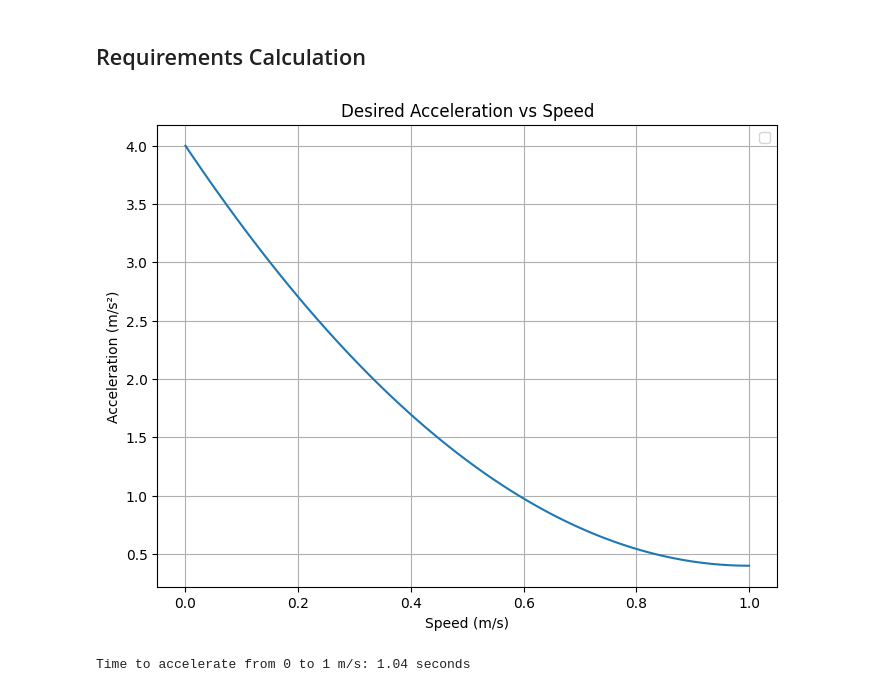
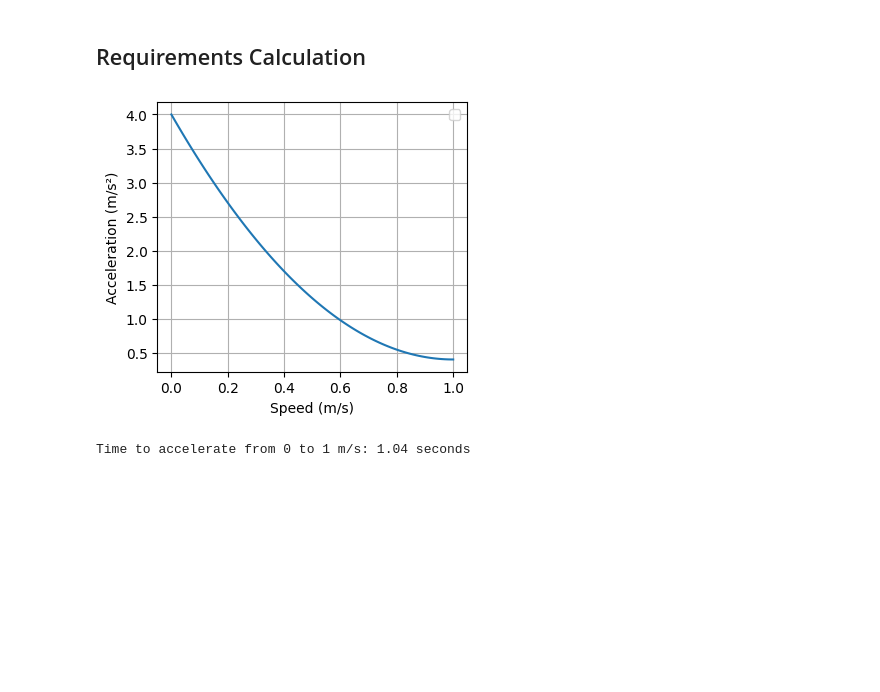
Before and after one commit to Loneli999/WALT, a Jupyter notebook: Electrical_Design/Performance_Analysis/Motor_Performance_Analysis.ipynb, the cells around one changed output. Saved outputs shown, nothing was run; the diff lists cells and outputs as text; code cells hidden in the pictures; blank space fills up the shorter version.

```diff
--- a/Electrical_Design/Performance_Analysis/Motor_Performance_Analysis.ipynb
+++ b/Electrical_Design/Performance_Analysis/Motor_Performance_Analysis.ipynb
@@ -20,25 +20,25 @@ g = 9.81
 # %%
 speeds = np.linspace(0, max_speed, 100)
 
 # Calculate desired acceleration for each speed
 def acceleration(speed):
     """Acceleration profile as a function of speed."""
     return 0.9 * max_acceleration * (1 - (speed / max_speed))**2 + 0.1 * max_acceleration
 
 
 accelerations = acceleration(speeds)
 
 # Plot the curve
-plt.figure(figsize=(8, 6))
+plt.figure(figsize=(4, 3.5))
 plt.plot(speeds, accelerations)
-plt.title("Desired Acceleration vs Speed")
 plt.xlabel("Speed (m/s)")
 plt.ylabel("Acceleration (m/s²)")
 plt.grid(True)
 plt.legend()
+plt.savefig("Desired_acceleration.png", dpi=300, bbox_inches='tight')
 plt.show()
 # %% [output]
-[figure, old version]
+[figure, new version]
 # %%
 def integrand(v):
         return 1 / acceleration(v)
```
Also changed, not shown: parts of 1 cell of this notebook, 45 other files.
